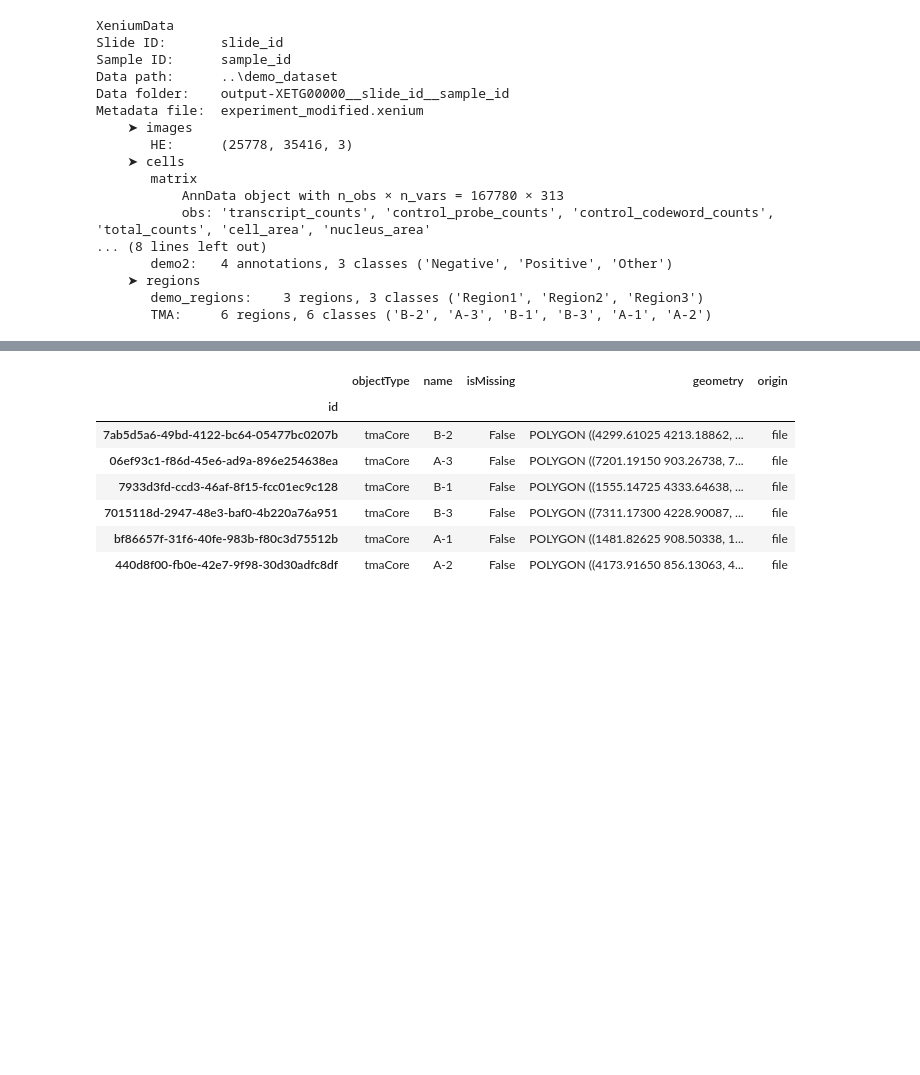
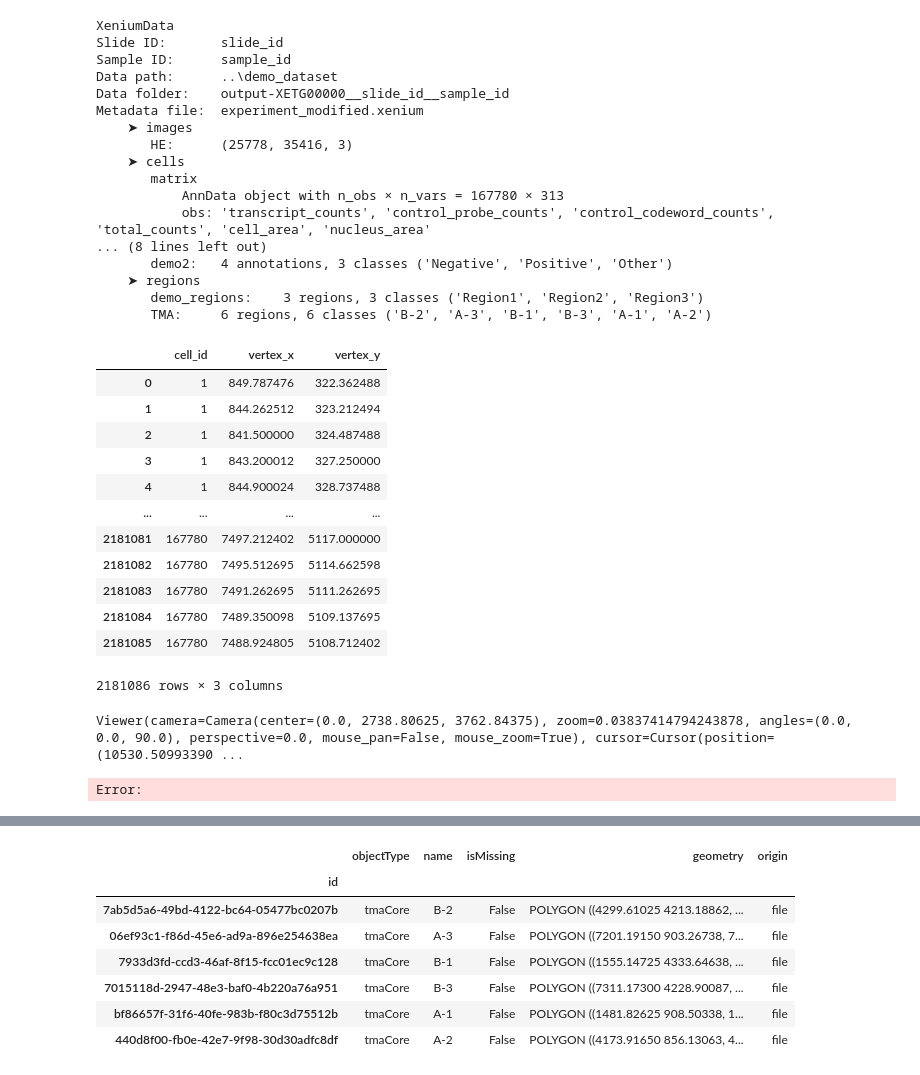
Before and after one commit to b-lemke98/InSituPy-1, a Jupyter notebook: notebooks/dev/04_InSituPy_regions_TMA_testing.ipynb, the cells around one changed output, grey strips where cells are left out. Cells and saved outputs as stored; diff of their text form; code cells hidden in the pictures; blank space fills up the shorter version.

Commit message:
fixed bugs in crop and copy behavior. Closes #60.

```diff
--- a/notebooks/dev/04_InSituPy_regions_TMA_testing.ipynb
+++ b/notebooks/dev/04_InSituPy_regions_TMA_testing.ipynb
@@ -116,3 +116,19 @@ Metadata file:  experiment_modified.xenium
     ➤ regions
        demo_regions:    3 regions, 3 classes ('Region1', 'Region2', 'Region3')
        TMA:     6 regions, 6 classes ('B-2', 'A-3', 'B-1', 'B-3', 'A-1', 'A-2')
+# %%
+xd.cells.boundaries.cellular
+# %% [output]
+|  | cell_id | vertex_x | vertex_y |
+| 0 | 1 | 849.787476 | 322.362488 |
+| 1 | 1 | 844.262512 | 323.212494 |
+| 2 | 1 | 841.500000 | 324.487488 |
+| 3 | 1 | 843.200012 | 327.250000 |
+| 4 | 1 | 844.900024 | 328.737488 |
+| ... | ... | ... | ... |
+| 2181081 | 167780 | 7497.212402 | 5117.000000 |
+| 2181082 | 167780 | 7495.512695 | 5114.662598 |
+| 2181083 | 167780 | 7491.262695 | 5111.262695 |
+| 2181084 | 167780 | 7489.350098 | 5109.137695 |
+| 2181085 | 167780 | 7488.924805 | 5108.712402 |
+2181086 rows × 3 columns
@@ -118,0 +137,8 @@ Metadata file:  experiment_modified.xenium
+# %%
+xd.viewer
+# %% [output]
+Viewer(camera=Camera(center=(0.0, 2738.80625, 3762.84375), zoom=0.03837414794243878, angles=(0.0, 0.0, 90.0), perspective=0.0, mouse_pan=False, mouse_zoom=True), cursor=Cursor(position=(10530.50993390 ...
+# %%
+xdcrop = xd.crop(shape_layer="Shapes")
+# %% [output]
+Error:
```
Also changed, not shown: parts of 13 cells of this notebook, 3 other files.
